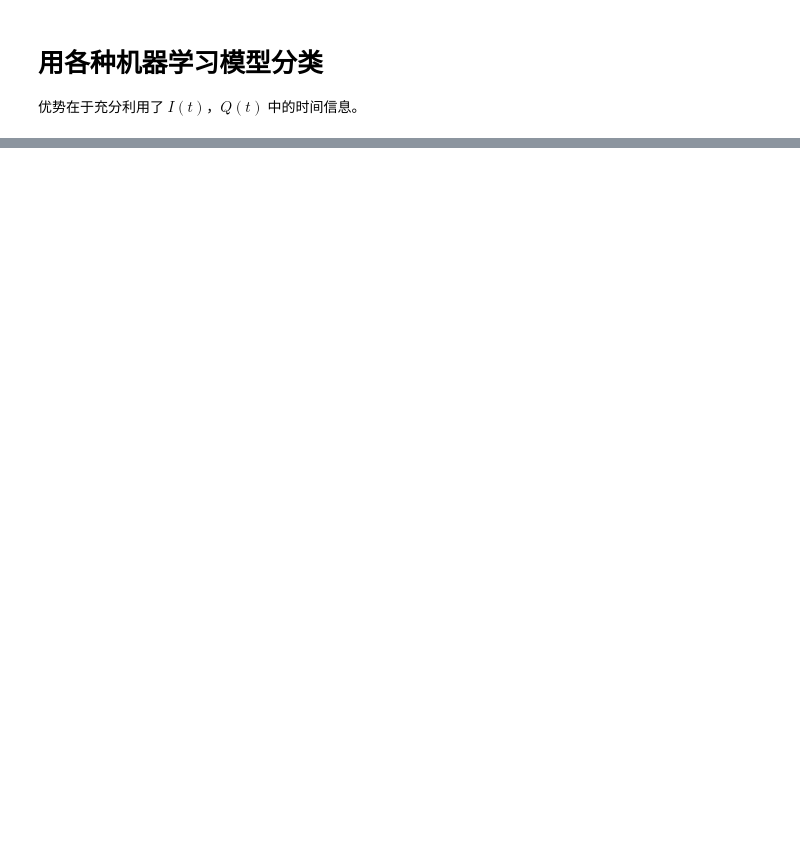
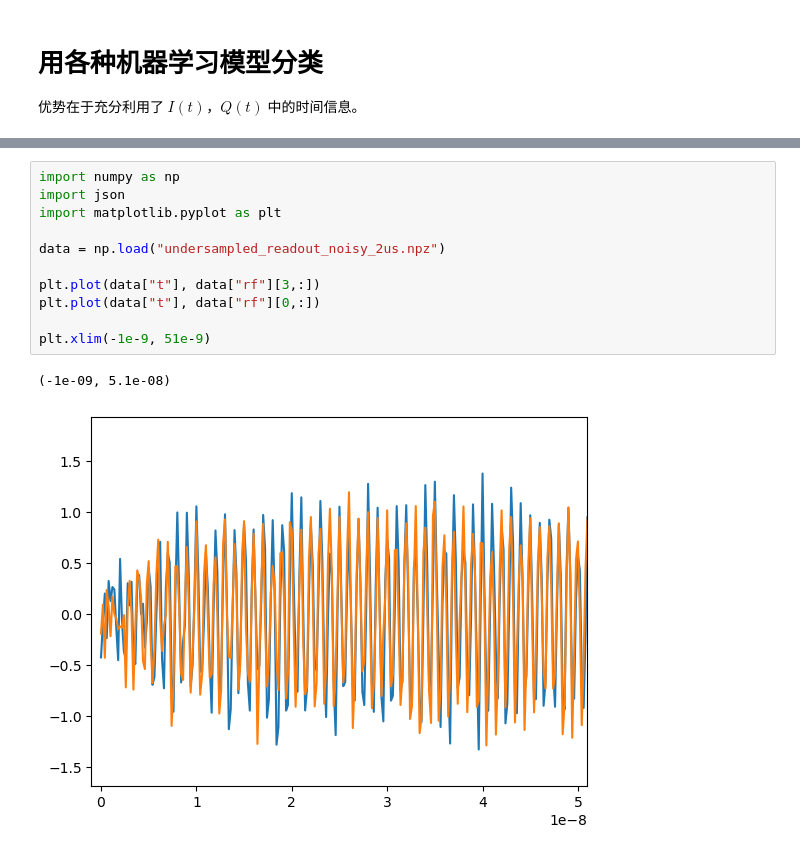
Before and after one commit to coding-xyz/qpu-gpu-co-processing, a Jupyter notebook: test_readout.ipynb, the cells around one changed output, grey strips where cells are left out. Drawn from its saved outputs; the diff is of its cells as text; blank space fills up the shorter version.

```diff
--- a/test_readout.ipynb
+++ b/test_readout.ipynb
@@ -105,0 +117,14 @@ plt.show()
+# %%
+import numpy as np
+import json
+import matplotlib.pyplot as plt
+
+data = np.load("undersampled_readout_noisy_2us.npz")
+
+plt.plot(data["t"], data["rf"][3,:])
+plt.plot(data["t"], data["rf"][0,:])
+
+plt.xlim(-1e-9, 51e-9)
+# %% [output]
+(-1e-09, 5.1e-08)
+[figure, added]
```
Also changed, not shown: parts of 10 cells of this notebook, 29 other files.
